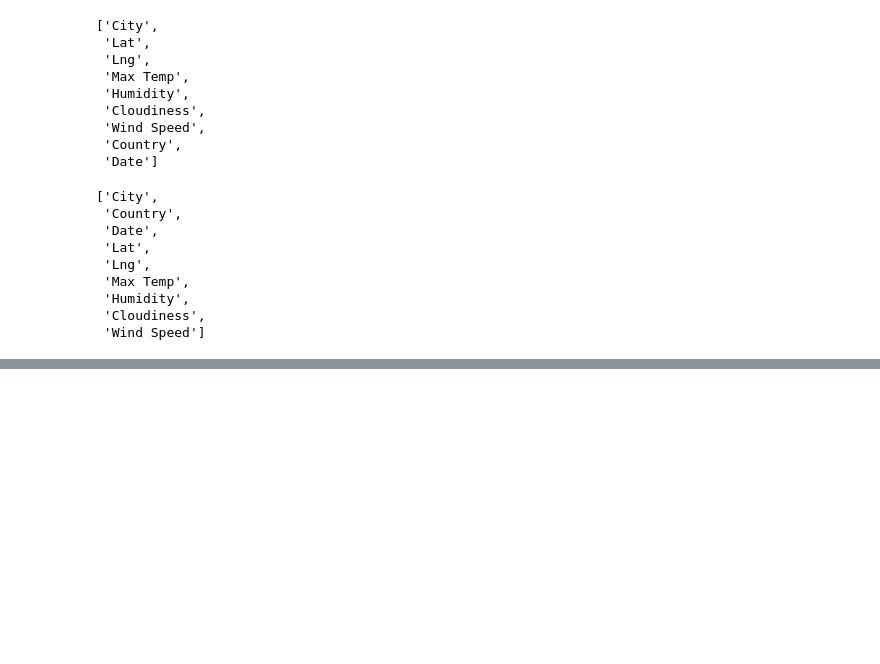
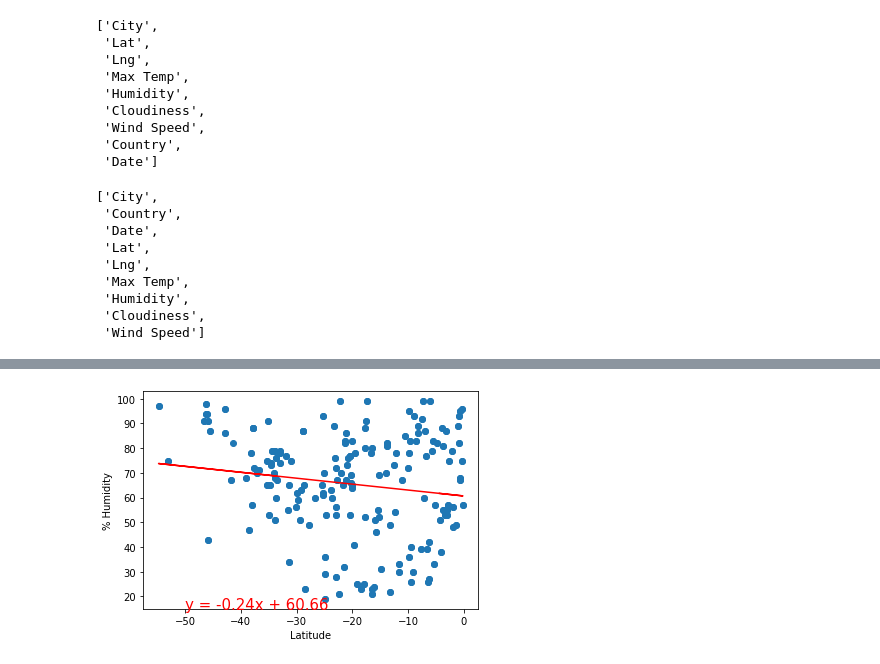
Before and after one commit to Cassiexu123/World_Weather_Analysis, a Jupyter notebook: WeatherPy.ipynb, the cells around one changed output, grey strips where cells are left out. Cells and saved outputs as stored; diff of their text form; code cells hidden in the pictures; blank space fills up the shorter version.

```diff
--- a/WeatherPy.ipynb
+++ b/WeatherPy.ipynb
@@ -400,11 +397,13 @@ RecursionError: maximum recursion depth exceeded in comparison
 # %%
 # Linear regression on the Southern Hemisphere
 x_values = southern_hemi_df["Lat"]
 y_values = southern_hemi_df["Humidity"]
 # Call the function.
 plot_linear_regression(x_values, y_values,
-                       'Linear Regression on the Southern Hemisphere \n
+                       'Linear Regression on the Southern Hemisphere \
                         for % Humidity', '% Humidity',(-50,15))
+# %% [output]
+[figure, added]
 # %%
 # Linear regression on the Northern Hemisphere
 x_values = northern_hemi_df["Lat"]
```
Also changed, not shown: parts of 18 cells of this notebook, 15 other files.
